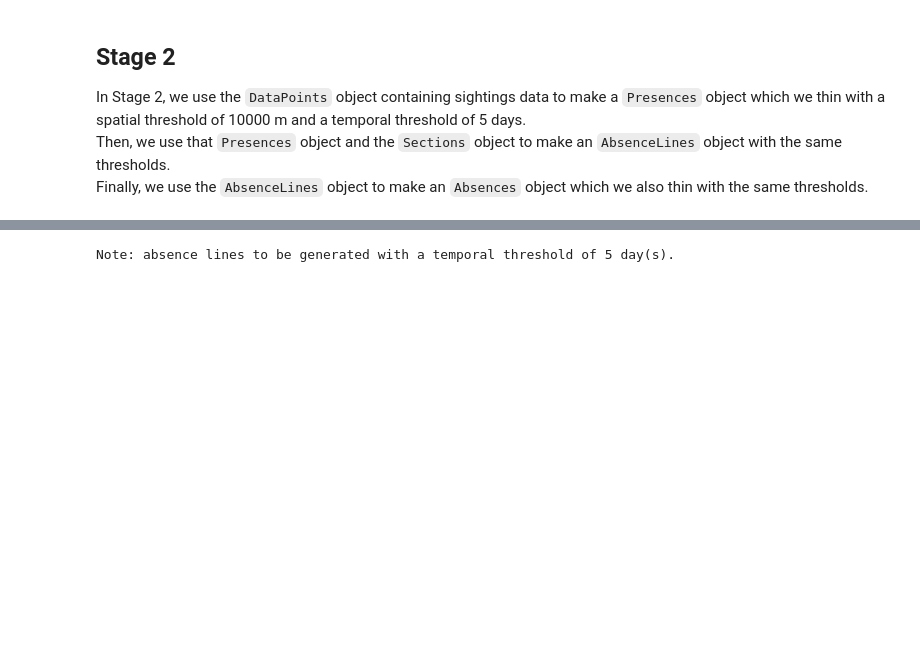
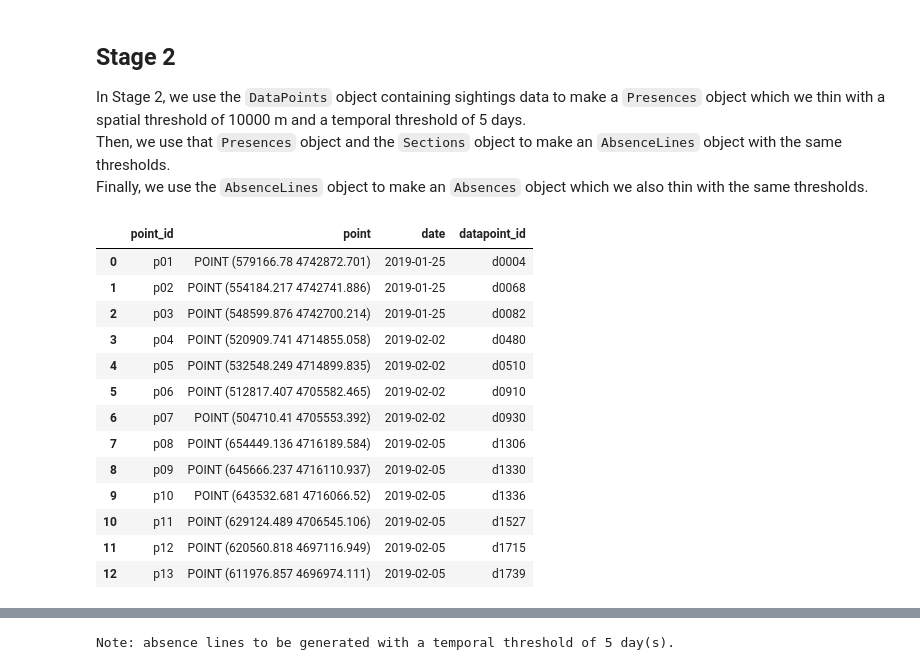
Before and after one commit to JSBigelow/sampley, a Jupyter notebook: exemplars/vertical/point-continuous.ipynb, the cells around one changed output, grey strips where cells are left out. Saved outputs shown, nothing was run; the diff lists cells and outputs as text; code cells hidden in the pictures; blank space fills up the shorter version.

```diff
--- a/exemplars/vertical/point-continuous.ipynb
+++ b/exemplars/vertical/point-continuous.ipynb
@@ -56,3 +56,20 @@ u_presences.thin(
     sp_threshold=10000,
     tm_threshold=5,
     tm_unit='day')
+# %%
+u_presences.full  # print the presences GeoDataFrame
+# %% [output]
+|  | point_id | point | date | datapoint_id |
+| 0 | p01 | POINT (579166.78 4742872.701) | 2019-01-25 | d0004 |
+| 1 | p02 | POINT (554184.217 4742741.886) | 2019-01-25 | d0068 |
+| 2 | p03 | POINT (548599.876 4742700.214) | 2019-01-25 | d0082 |
+| 3 | p04 | POINT (520909.741 4714855.058) | 2019-02-02 | d0480 |
+| 4 | p05 | POINT (532548.249 4714899.835) | 2019-02-02 | d0510 |
+| 5 | p06 | POINT (512817.407 4705582.465) | 2019-02-02 | d0910 |
+| 6 | p07 | POINT (504710.41 4705553.392) | 2019-02-02 | d0930 |
+| 7 | p08 | POINT (654449.136 4716189.584) | 2019-02-05 | d1306 |
+| 8 | p09 | POINT (645666.237 4716110.937) | 2019-02-05 | d1330 |
+| 9 | p10 | POINT (643532.681 4716066.52) | 2019-02-05 | d1336 |
+| 10 | p11 | POINT (629124.489 4706545.106) | 2019-02-05 | d1527 |
+| 11 | p12 | POINT (620560.818 4697116.949) | 2019-02-05 | d1715 |
+| 12 | p13 | POINT (611976.857 4696974.111) | 2019-02-05 | d1739 |
```
Also changed, not shown: parts of 6 cells of this notebook, 2 other files.
